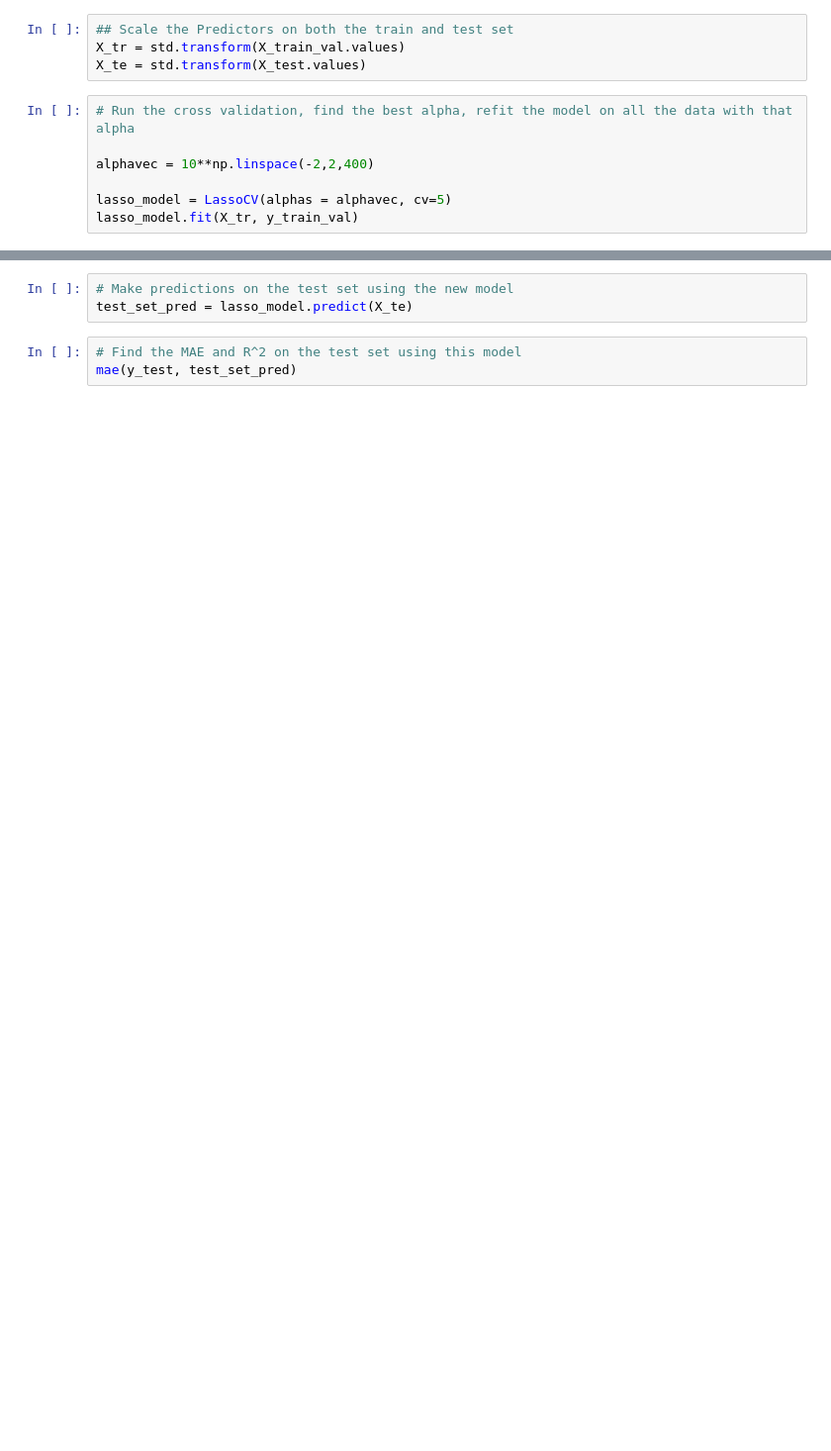
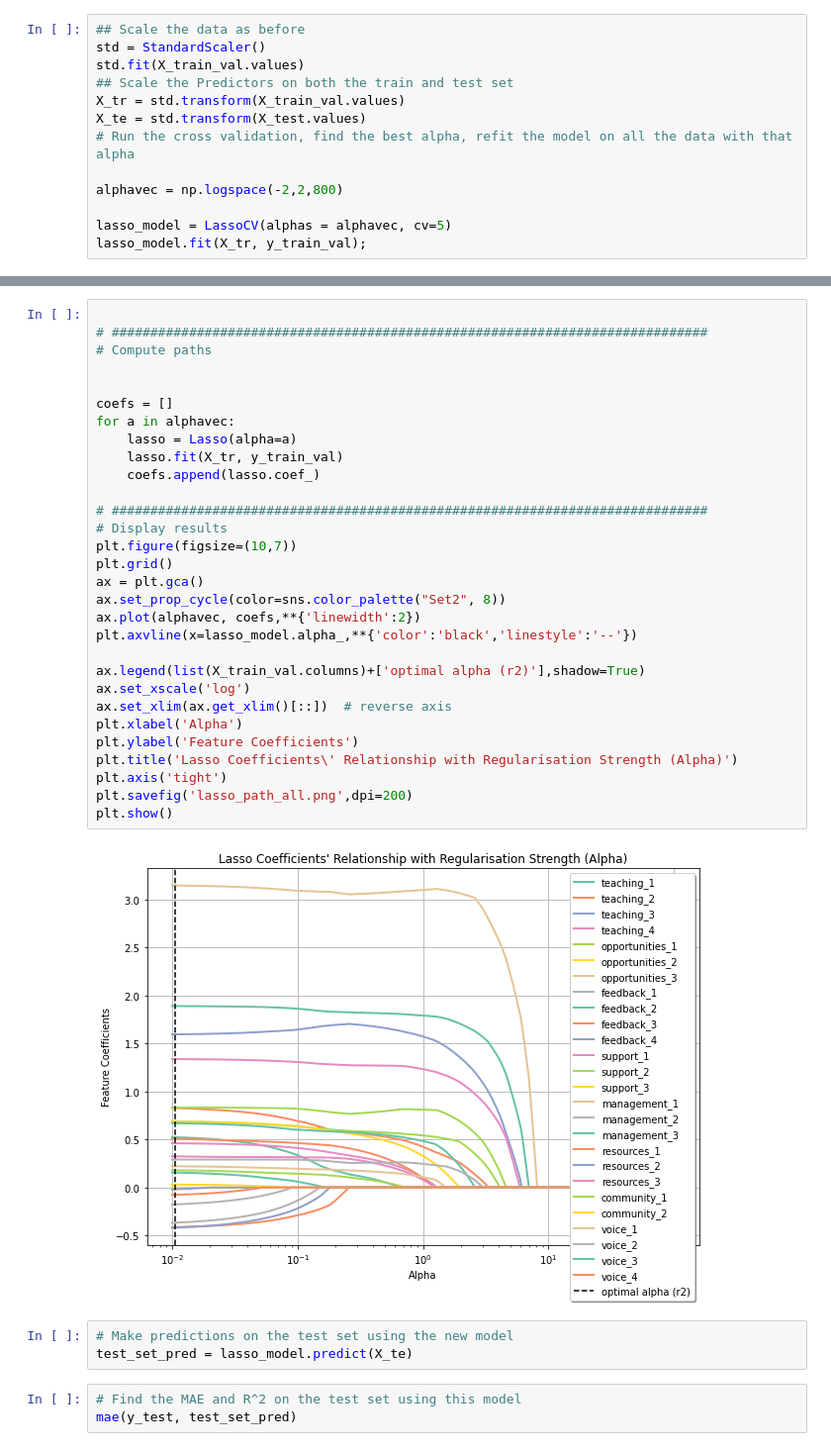
Before and after one commit to matteofortier/LR_PROJECT, a Jupyter notebook: 4_regression_all.ipynb, the cells around one changed output, grey strips where cells are left out. Shown at 99% size. Cells and saved outputs as stored; diff of their text form; blank space fills up the shorter version.

```diff
--- a/4_regression_all.ipynb
+++ b/4_regression_all.ipynb
@@ -163,11 +143,13 @@ StandardScaler()
 # %%
+## Scale the data as before
+std = StandardScaler()
+std.fit(X_train_val.values)
 ## Scale the Predictors on both the train and test set
 X_tr = std.transform(X_train_val.values)
 X_te = std.transform(X_test.values)
+# Run the cross validation, find the best alpha, refit the model on all the data with that alpha
+
+alphavec = np.logspace(-2,2,800)
+
+lasso_model = LassoCV(alphas = alphavec, cv=5)
+lasso_model.fit(X_tr, y_train_val);
-# %%
-# Run the cross validation, find the best alpha, refit the model on all the data with that alpha
-
-alphavec = 10**np.linspace(-2,2,400)
-
-lasso_model = LassoCV(alphas = alphavec, cv=5)
-lasso_model.fit(X_tr, y_train_val)
@@ -216,3 +184,35 @@ list(zip(X_train_val.columns, lasso_model.coef_))
+# %%
+
+# #############################################################################
+# Compute paths
+
+
+coefs = []
+for a in alphavec:
+    lasso = Lasso(alpha=a)
+    lasso.fit(X_tr, y_train_val)
+    coefs.append(lasso.coef_)
+
+# #############################################################################
+# Display results
+plt.figure(figsize=(10,7))
+plt.grid()
+ax = plt.gca()
+ax.set_prop_cycle(color=sns.color_palette("Set2", 8))
+ax.plot(alphavec, coefs,**{'linewidth':2})
+plt.axvline(x=lasso_model.alpha_,**{'color':'black','linestyle':'--'})
+
+ax.legend(list(X_train_val.columns)+['optimal alpha (r2)'],shadow=True)
+ax.set_xscale('log')
+ax.set_xlim(ax.get_xlim()[::])  # reverse axis
+plt.xlabel('Alpha')
+plt.ylabel('Feature Coefficients')
+plt.title('Lasso Coefficients\' Relationship with Regularisation Strength (Alpha)')
+plt.axis('tight')
+plt.savefig('lasso_path_all.png',dpi=200)
+plt.show()
+# %% [output]
+[figure, added]
 # %%
 # Make predictions on the test set using the new model
 test_set_pred = lasso_model.predict(X_te)
```
Also changed, not shown: parts of 32 cells of this notebook, 6 other files.
